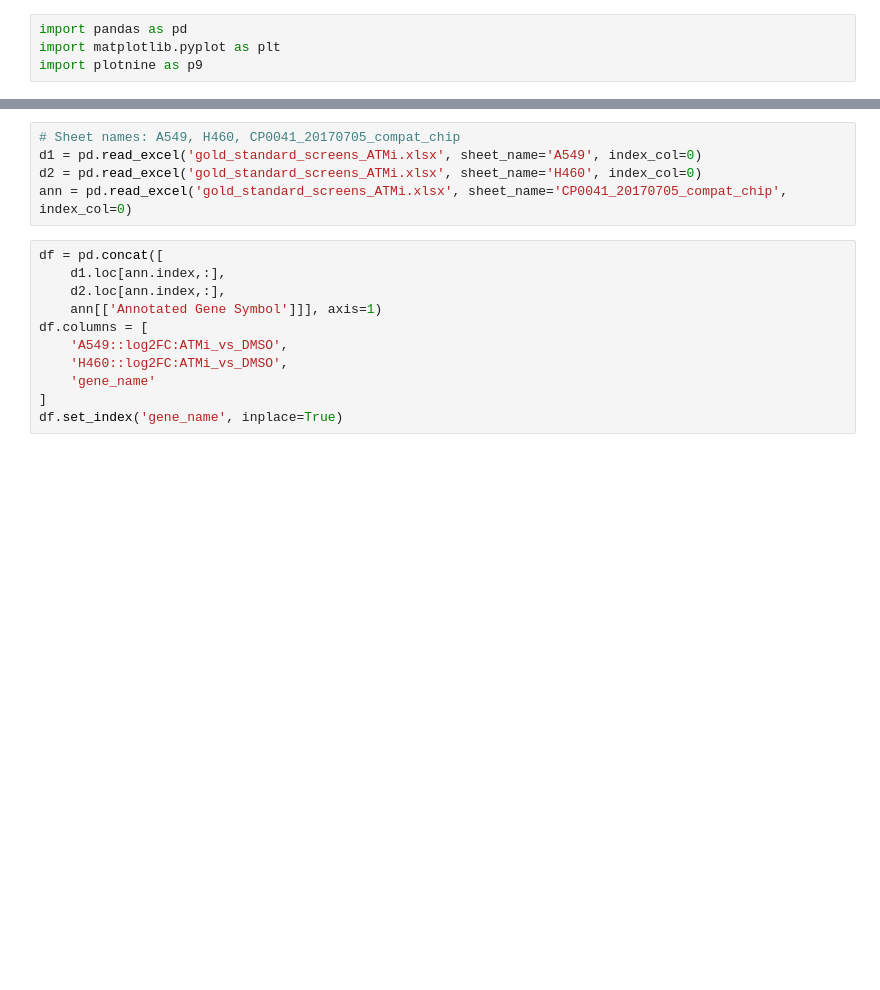
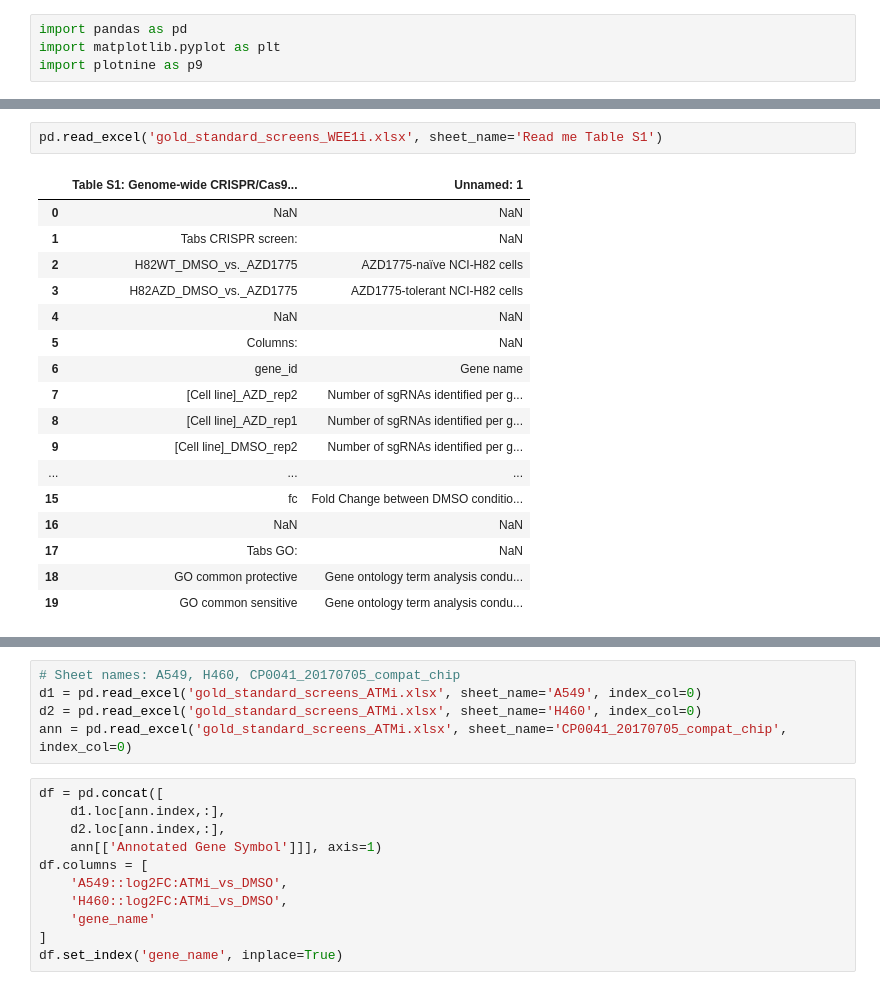
Before and after one commit to abearab/DDRi-screens, a Jupyter notebook: gold_standard_screens/make_gene_lists.ipynb, the cells around one changed output, grey strips where cells are left out. Drawn from its saved outputs; the diff is of its cells as text; blank space fills up the shorter version.

```diff
--- a/gold_standard_screens/make_gene_lists.ipynb
+++ b/gold_standard_screens/make_gene_lists.ipynb
@@ -4,0 +123,20 @@ import plotnine as p9
+# %%
+pd.read_excel('gold_standard_screens_WEE1i.xlsx', sheet_name='Read me Table S1')
+# %% [output]
+|  | Table S1: Genome-wide CRISPR/Cas9... | Unnamed: 1 |
+| 0 | NaN | NaN |
+| 1 | Tabs CRISPR screen: | NaN |
+| 2 | H82WT_DMSO_vs._AZD1775 | AZD1775-naïve NCI-H82 cells |
+| 3 | H82AZD_DMSO_vs._AZD1775 | AZD1775-tolerant NCI-H82 cells |
+| 4 | NaN | NaN |
+| 5 | Columns: | NaN |
+| 6 | gene_id | Gene name |
+| 7 | [Cell line]_AZD_rep2 | Number of sgRNAs identified per g... |
+| 8 | [Cell line]_AZD_rep1 | Number of sgRNAs identified per g... |
+| 9 | [Cell line]_DMSO_rep2 | Number of sgRNAs identified per g... |
+| ... | ... | ... |
+| 15 | fc | Fold Change between DMSO conditio... |
+| 16 | NaN | NaN |
+| 17 | Tabs GO: | NaN |
+| 18 | GO common protective | Gene ontology term analysis condu... |
+| 19 | GO common sensitive | Gene ontology term analysis condu... |
```
Also changed, not shown: parts of 34 cells of this notebook.
